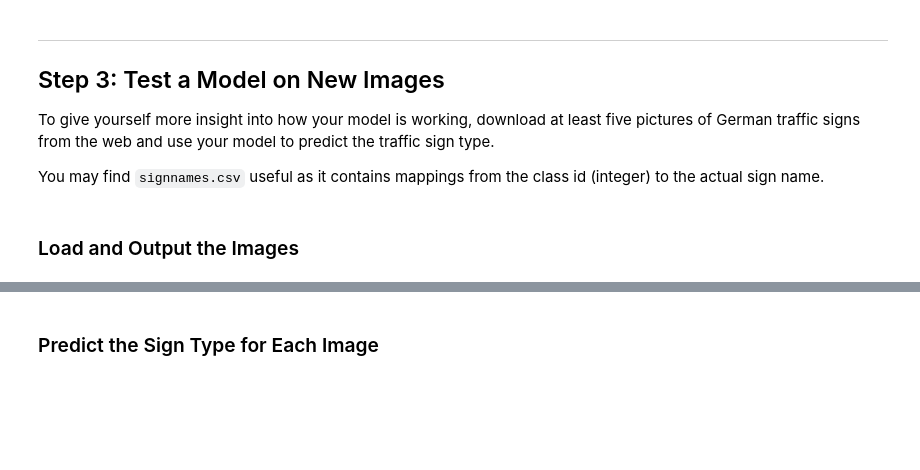
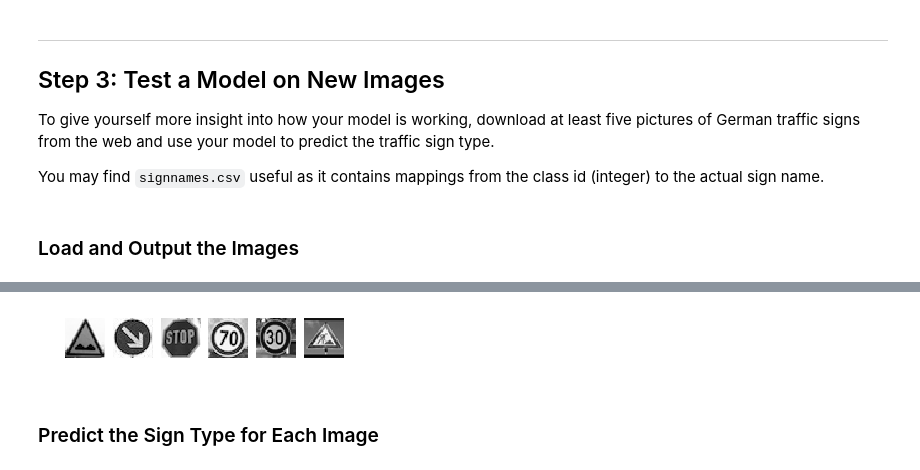
Before and after one commit to Raziv/CarND-Traffic-Sign-Classifier-Project, a Jupyter notebook: Traffic_Sign_Classifier.ipynb, the cells around one changed output, grey strips where cells are left out. Drawn from its saved outputs; the diff is of its cells as text; code cells hidden in the pictures; blank space fills up the shorter version.

```diff
--- a/Traffic_Sign_Classifier.ipynb
+++ b/Traffic_Sign_Classifier.ipynb
@@ -618,3 +679,16 @@ You may find `signnames.csv` useful as it contains mappings from the class id (i
+# %%
+import matplotlib.pyplot as plt
+%matplotlib inline
+
+fig, axs = plt.subplots(1,6, figsize=(5, 4))
+axs = axs.ravel()
+
+for i in range(6):
+    image = new_images[i]
+    axs[i].axis('off')
+    axs[i].imshow(image.squeeze(), cmap='gray')
+# %% [output]
+[figure, added]
 # %% [markdown]
 ### Predict the Sign Type for Each Image
 # %%
```
Also changed, not shown: parts of 23 cells of this notebook, 3 other files.
